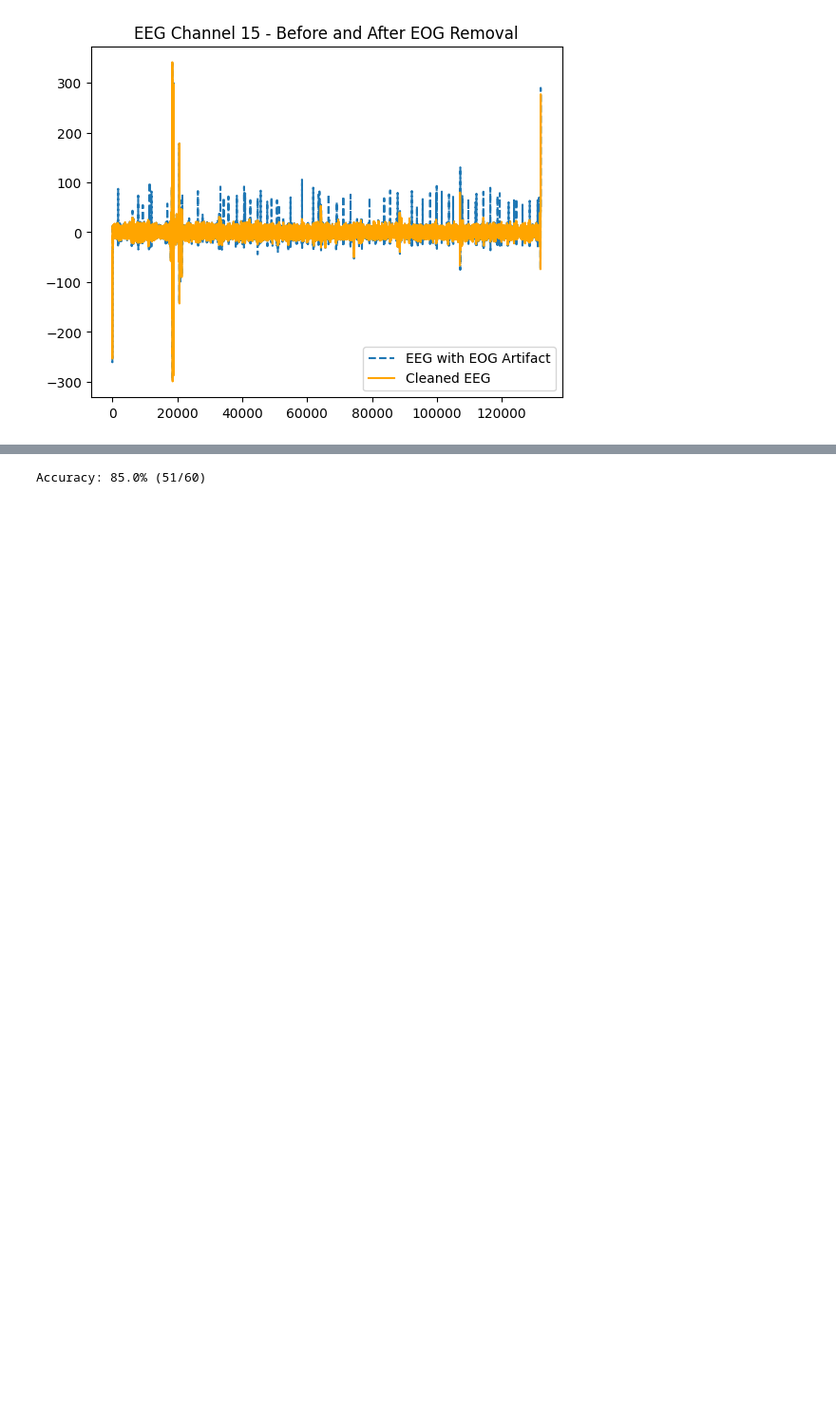
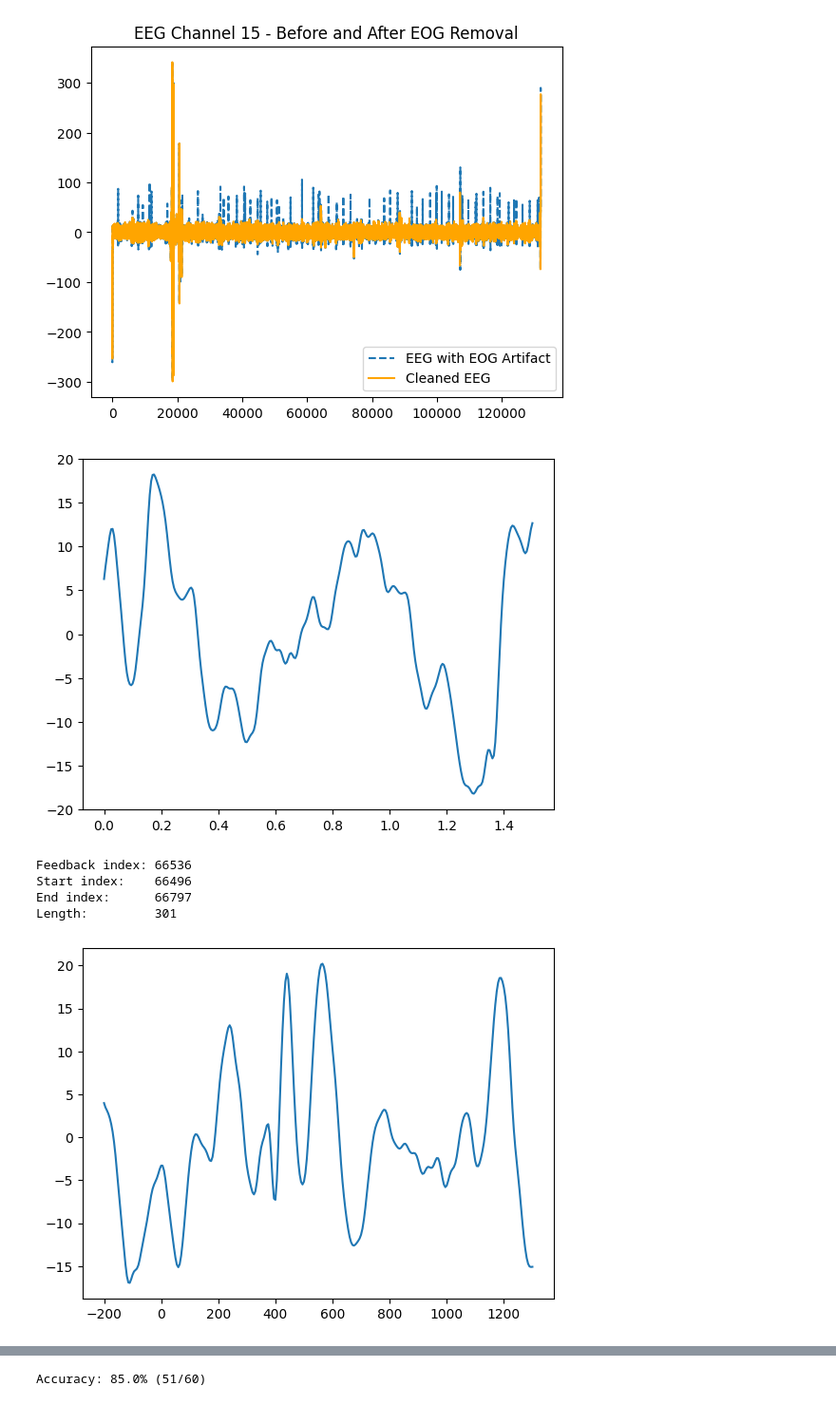
Before and after one commit to nspyrop03/bci-challenge-ner15, a Jupyter notebook: p300_detection.ipynb, the cells around one changed output, grey strips where cells are left out. Shown at 95% size. Cells and saved outputs as stored; diff of their text form; code cells hidden in the pictures; blank space fills up the shorter version.

```diff
--- a/p300_detection.ipynb
+++ b/p300_detection.ipynb
@@ -79,6 +91,35 @@ plt.legend()
 plt.show()
 # %% [output]
 [figure]
+# %%
+def get_arr_after_feedback(eeg_cleaned, feedback_id=0, before=0.2, after=1.3, fs=200):
+    t_index = feedback_indices[feedback_id]
+    t = raw_data['Time'][t_index]
+    start_idx = int((t - before) * fs)
+    end_idx = int((t + after) * fs) + 1
+    time = raw_data['Time'][start_idx:end_idx]
+    print(f'Feedback index:\t{t_index}')
+    print(f'Start index: \t{start_idx}')
+    print(f'End index: \t{end_idx}')
+    print(f'Length: \t{len(time.to_numpy())}')
+    return eeg_cleaned[:, start_idx:end_idx], (time.to_numpy() - t) * 1000
+# %%
+# also check a random part of the data
+start_idx = 60000
+end_idx = 60301
+plt.plot(raw_data['Time'][start_idx:end_idx].to_numpy() - (start_idx/fs), eeg_cleaned[0, start_idx:end_idx])
+plt.show()
+
+eeg_part, time = get_arr_after_feedback(eeg_cleaned, feedback_id=30)
+plt.plot(time, eeg_part[0])
+plt.show()
+# %% [output]
+[figure, added]
+Feedback index: 66536
+Start index:    66496
+End index:      66797
+Length:         301
+[figure, added]
 # %%
 feedback_id = 30
 part, t = utils.get_part_after_feedback(filtered_data, feedback_times, feedback_id=feedback_id, before=0.2, after=1.3)
```
Also changed, not shown: parts of 5 cells of this notebook, 1 other file.
